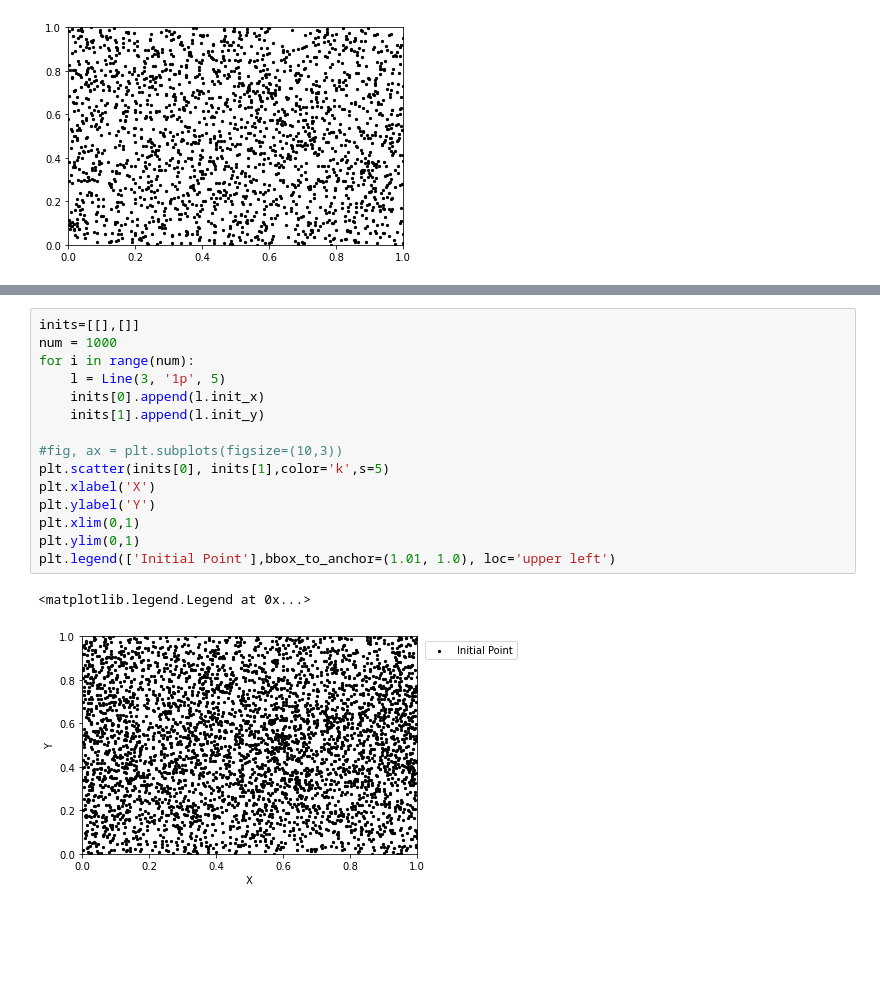
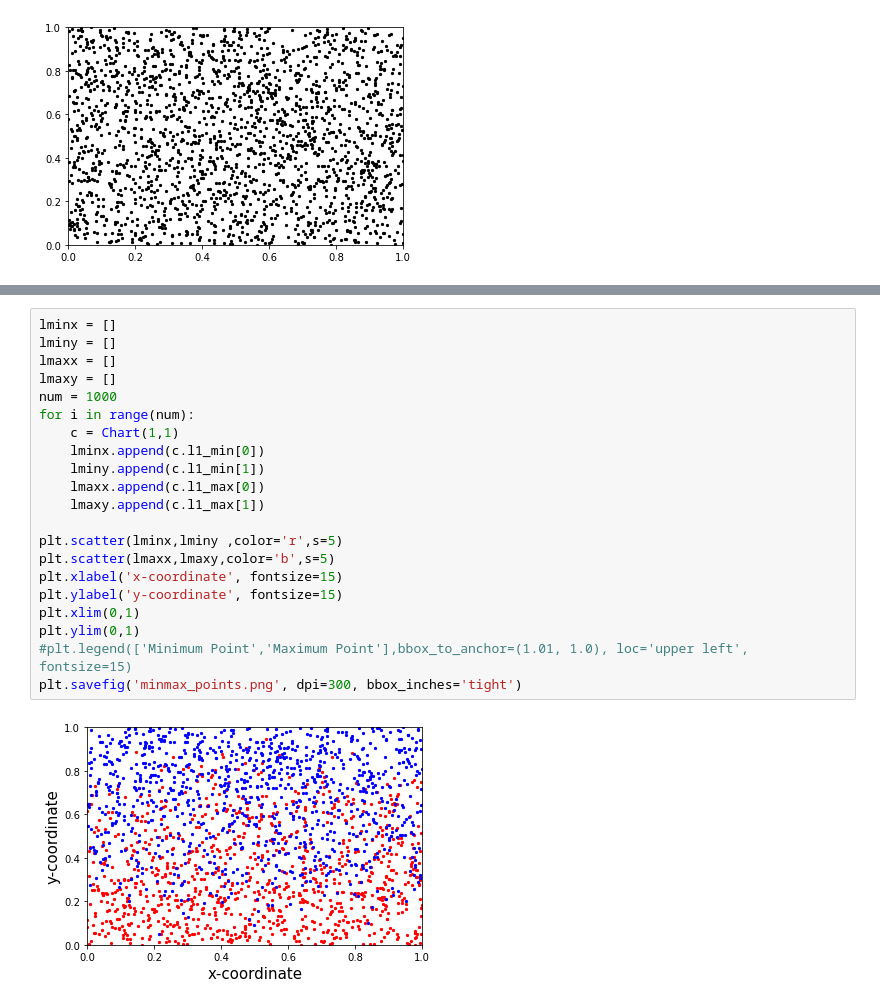
Before and after one commit to cy-sohn/LCUdataset_generator, a Jupyter notebook: partition range visualization.ipynb, the cells around one changed output, grey strips where cells are left out. Saved outputs shown, nothing was run; the diff lists cells and outputs as text; blank space fills up the shorter version.

```diff
--- a/partition range visualization.ipynb
+++ b/partition range visualization.ipynb
@@ -180,18 +180,23 @@ plt.legend(['Initial Point'],bbox_to_anchor=(1.01, 1.0), loc='upper left')
 # %%
-inits=[[],[]]
+lminx = []
+lminy = []
+lmaxx = []
+lmaxy = []
 num = 1000
 for i in range(num):
-    l = Line(3, '1p', 5)
-    inits[0].append(l.init_x)
-    inits[1].append(l.init_y)
+    c = Chart(1,1)
+    lminx.append(c.l1_min[0])
+    lminy.append(c.l1_min[1])
+    lmaxx.append(c.l1_max[0])
+    lmaxy.append(c.l1_max[1])
 
-#fig, ax = plt.subplots(figsize=(10,3))
-plt.scatter(inits[0], inits[1],color='k',s=5)
-plt.xlabel('X')
-plt.ylabel('Y')
+plt.scatter(lminx,lminy ,color='r',s=5)
+plt.scatter(lmaxx,lmaxy,color='b',s=5)
+plt.xlabel('x-coordinate', fontsize=15)
+plt.ylabel('y-coordinate', fontsize=15)
 plt.xlim(0,1)
 plt.ylim(0,1)
-plt.legend(['Initial Point'],bbox_to_anchor=(1.01, 1.0), loc='upper left')
+#plt.legend(['Minimum Point','Maximum Point'],bbox_to_anchor=(1.01, 1.0), loc='upper left', fontsize=15)
+plt.savefig('minmax_points.png', dpi=300, bbox_inches='tight')
 # %% [output]
-<matplotlib.legend.Legend at 0x...>
-[figure, old version]
+[figure, new version]
```
Also changed, not shown: parts of 2 cells of this notebook.
